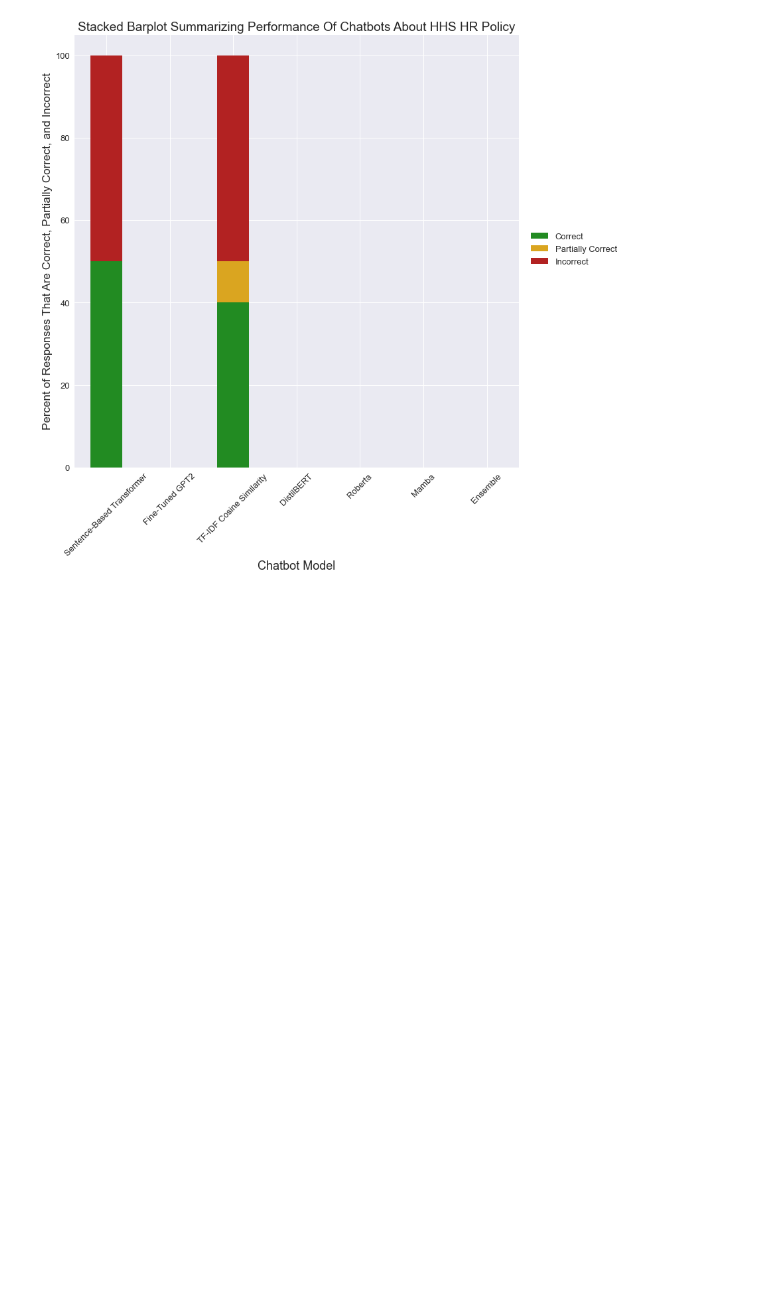
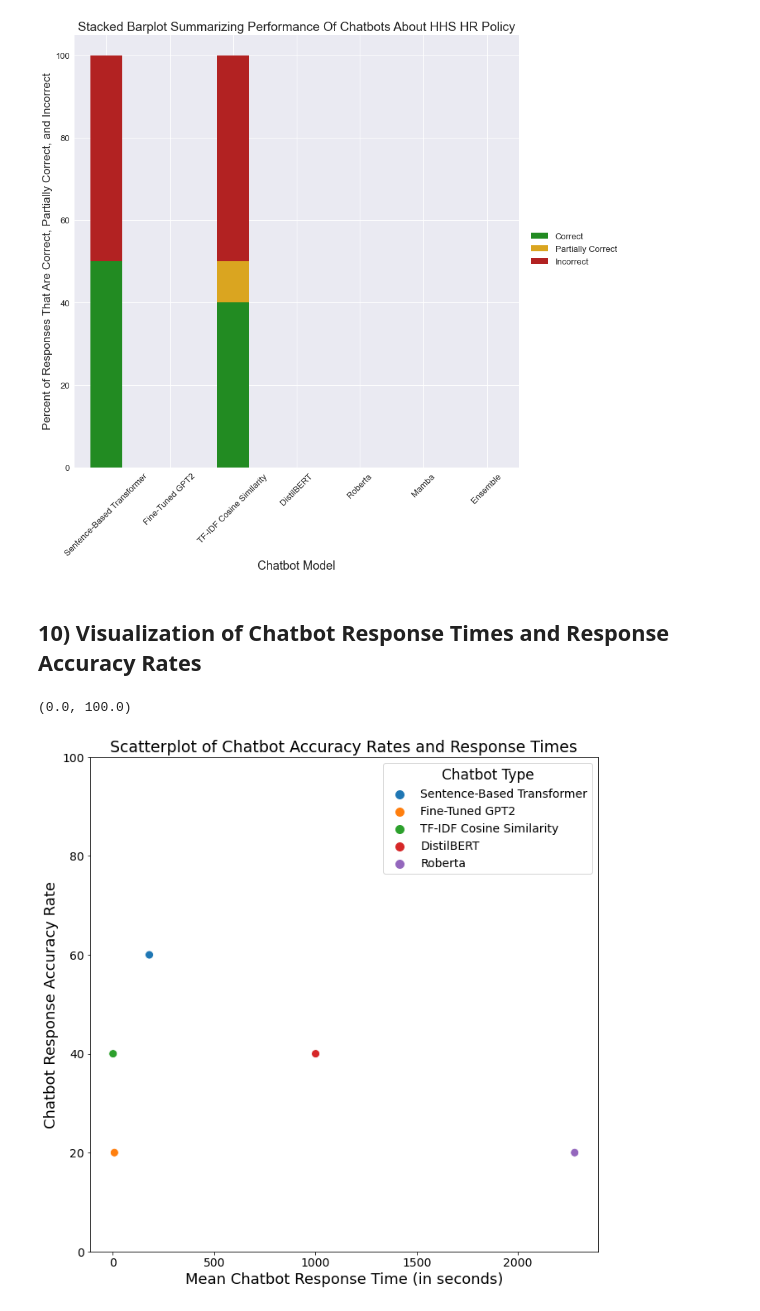
Before and after one commit to Steve-Desilets/HR_Policy_Chatbot_Capstone_Project, a Jupyter notebook: Chatbot Assignment Code.ipynb, the cells around one changed output. Drawn from its saved outputs; the diff is of its cells as text; code cells hidden in the pictures; blank space fills up the shorter version.

Commit message:
pushing 5 models
pushing first 5 completed chatbot models to github

```diff
--- a/Chatbot Assignment Code.ipynb
+++ b/Chatbot Assignment Code.ipynb
@@ -1368,3 +1485,45 @@ plt.legend(bbox_to_anchor=(1.02, 0.55), loc='upper left', borderaxespad=0, fonts
 plt.show();
 # %% [output]
 [figure]
+# %% [markdown]
+## 10) Visualization of Chatbot Response Times and Response Accuracy Rates
+# %%
+import matplotlib as mpl
+
+# initialize list of lists
+speed_accuracy_data = [
+        [60, 180, 'Sentence-Based Transformer'],
+        [20, 7.6, 'Fine-Tuned GPT2'],
+        [40, 1, 'TF-IDF Cosine Similarity'],
+        [40, 1001, 'DistilBERT'],
+        [20, 2279.8, 'Roberta'],
+#        [______________, ____________, 'Mamba'],
+#        [______________, _____________, 'Ensemble']
+]
+
+# Create the pandas DataFrame
+speed_accuracy_df = pd.DataFrame(speed_accuracy_data,
+                                 columns=['Chatbot Response Accuracy Rate',
+                                          'Mean Chatbot Response Time (in seconds)',
+                                          'Chatbot Type'])
+
+mpl.rcParams['lines.markersize'] = 10
+
+fig, ax = plt.subplots(figsize = (11, 11))
+
+sns.scatterplot(data=speed_accuracy_df,
+                x="Mean Chatbot Response Time (in seconds)",
+                y="Chatbot Response Accuracy Rate",
+                hue="Chatbot Type")
+
+ax.set_title('Scatterplot of Chatbot Accuracy Rates and Response Times', fontsize = 19)
+ax.set_xlabel("Mean Chatbot Response Time (in seconds)", fontsize=18)
+ax.set_ylabel("Chatbot Response Accuracy Rate", fontsize=18)
+plt.legend(title='Chatbot Type', fontsize='14', title_fontsize='17')
+plt.yticks(fontsize=14)
+plt.xticks(fontsize=14)
+
+ax.set_ylim(0, 100)
+# %% [output]
+(0.0, 100.0)
+[figure, added]
```
Also changed, not shown: parts of 95 cells of this notebook, 54 other files.
